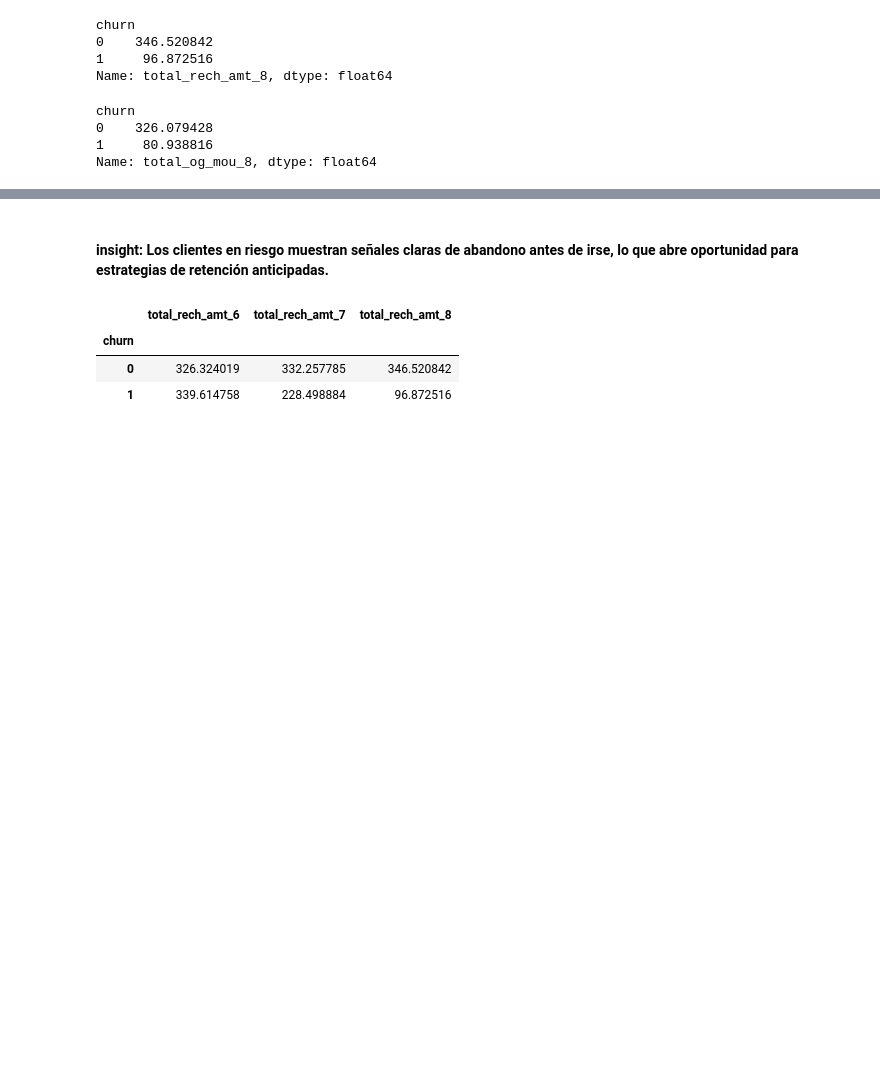
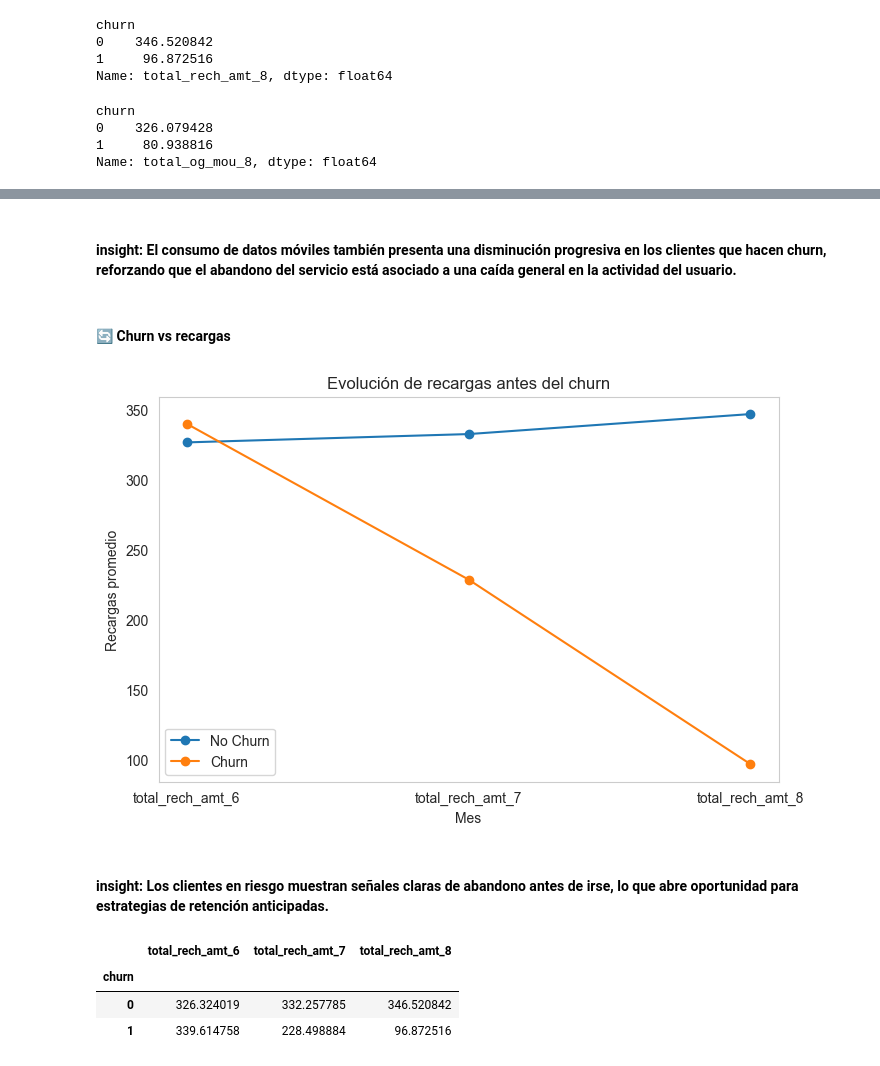
Before and after one commit to barvl/telecom-customer-churn-analysis, a Jupyter notebook: notebook/analysis.ipynb, the cells around one changed output, grey strips where cells are left out. Saved outputs shown, nothing was run; the diff lists cells and outputs as text; code cells hidden in the pictures; blank space fills up the shorter version.

```diff
--- a/notebook/analysis.ipynb
+++ b/notebook/analysis.ipynb
@@ -162,3 +219,33 @@ Name: vol_2g_mb_8, dtype: float64
+# %% [markdown]
+#### **insight:** El consumo de datos móviles también presenta una disminución progresiva en los clientes que hacen churn, reforzando que el abandono del servicio está asociado a una caída general en la actividad del usuario.
+# %% [markdown]
+#### 🔄 Churn vs recargas
+# %%
+
+# Promedio de recargas por churn y mes
+rechurn = df_filtrado.groupby('churn')[[
+    'total_rech_amt_6',
+    'total_rech_amt_7',
+    'total_rech_amt_8'
+]].mean().T
+
+rechurn.columns = ['No Churn', 'Churn']
+
+# Plot
+plt.figure(figsize=(8,5))
+
+plt.plot(rechurn.index, rechurn['No Churn'], marker='o', label='No Churn')
+plt.plot(rechurn.index, rechurn['Churn'], marker='o', label='Churn')
+
+plt.title("Evolución de recargas antes del churn")
+plt.xlabel("Mes")
+plt.ylabel("Recargas promedio")
+plt.legend()
+plt.grid()
+
+plt.show()
+# %% [output]
+[figure, added]
 # %% [markdown]
 #### **insight:** Los clientes en riesgo muestran señales claras de abandono antes de irse, lo que abre oportunidad para estrategias de retención anticipadas.
 # %%
```
Also changed, not shown: parts of 40 cells of this notebook.
